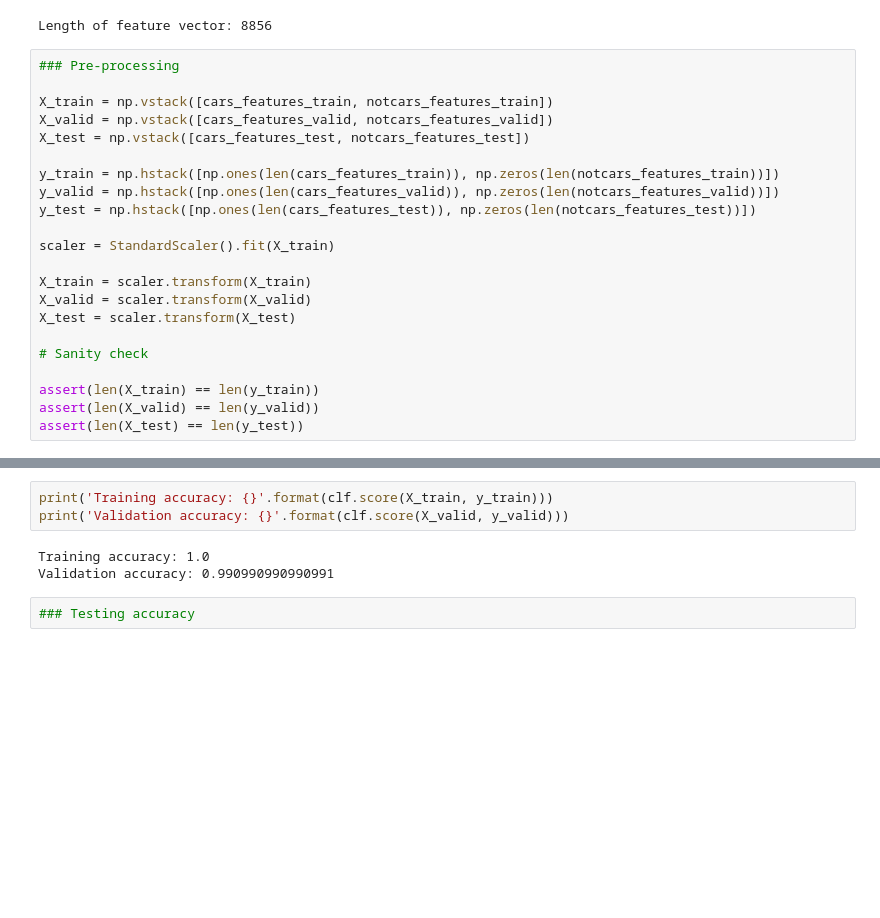
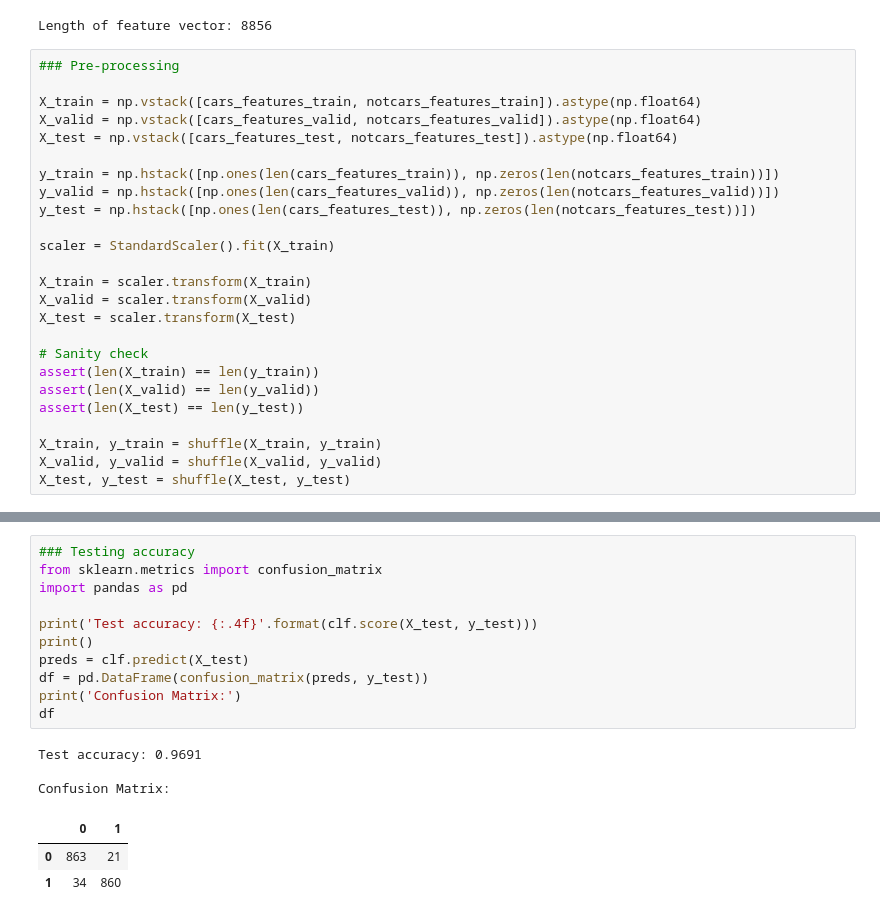
Before and after one commit to sidroopdaska/SelfDrivingCar, a Jupyter notebook: VehicleDetectionAndTracking/build_classifier.ipynb, the cells around one changed output, grey strips where cells are left out. Saved outputs shown, nothing was run; the diff lists cells and outputs as text; blank space fills up the shorter version.

```diff
--- a/VehicleDetectionAndTracking/build_classifier.ipynb
+++ b/VehicleDetectionAndTracking/build_classifier.ipynb
@@ -94,9 +99,9 @@ Length of feature vector: 8856
 # %%
 ### Pre-processing
 
-X_train = np.vstack([cars_features_train, notcars_features_train])
-X_valid = np.vstack([cars_features_valid, notcars_features_valid])
-X_test = np.vstack([cars_features_test, notcars_features_test])
+X_train = np.vstack([cars_features_train, notcars_features_train]).astype(np.float64)
+X_valid = np.vstack([cars_features_valid, notcars_features_valid]).astype(np.float64)
+X_test = np.vstack([cars_features_test, notcars_features_test]).astype(np.float64)
 
 y_train = np.hstack([np.ones(len(cars_features_train)), np.zeros(len(notcars_features_train))])
 y_valid = np.hstack([np.ones(len(cars_features_valid)), np.zeros(len(notcars_features_valid))])
@@ -109,10 +114,13 @@ X_valid = scaler.transform(X_valid)
 X_test = scaler.transform(X_test)
 
 # Sanity check
-
 assert(len(X_train) == len(y_train))
 assert(len(X_valid) == len(y_valid))
 assert(len(X_test) == len(y_test))
+
+X_train, y_train = shuffle(X_train, y_train)
+X_valid, y_valid = shuffle(X_valid, y_valid)
+X_test, y_test = shuffle(X_test, y_test)
 # %%
 ### Define and implement model architecture
 ### Training and evaluation pipeline
@@ -130,8 +147,18 @@ Training took: 5.363823890686035
-# %%
-print('Training accuracy: {}'.format(clf.score(X_train, y_train)))
-print('Validation accuracy: {}'.format(clf.score(X_valid, y_valid)))
-# %% [output]
-Training accuracy: 1.0
-Validation accuracy: 0.990990990990991
-# %%
-### Testing accuracy
+# %%
+### Testing accuracy
+from sklearn.metrics import confusion_matrix
+import pandas as pd
+
+print('Test accuracy: {:.4f}'.format(clf.score(X_test, y_test)))
+print()
+preds = clf.predict(X_test)
+df = pd.DataFrame(confusion_matrix(preds, y_test))
+print('Confusion Matrix:')
+df
+# %% [output]
+Test accuracy: 0.9691
+
+Confusion Matrix:
+|  | 0 | 1 |
+| 0 | 863 | 21 |
+| 1 | 34 | 860 |
```
Also changed, not shown: parts of 6 cells of this notebook, 4 other files.
